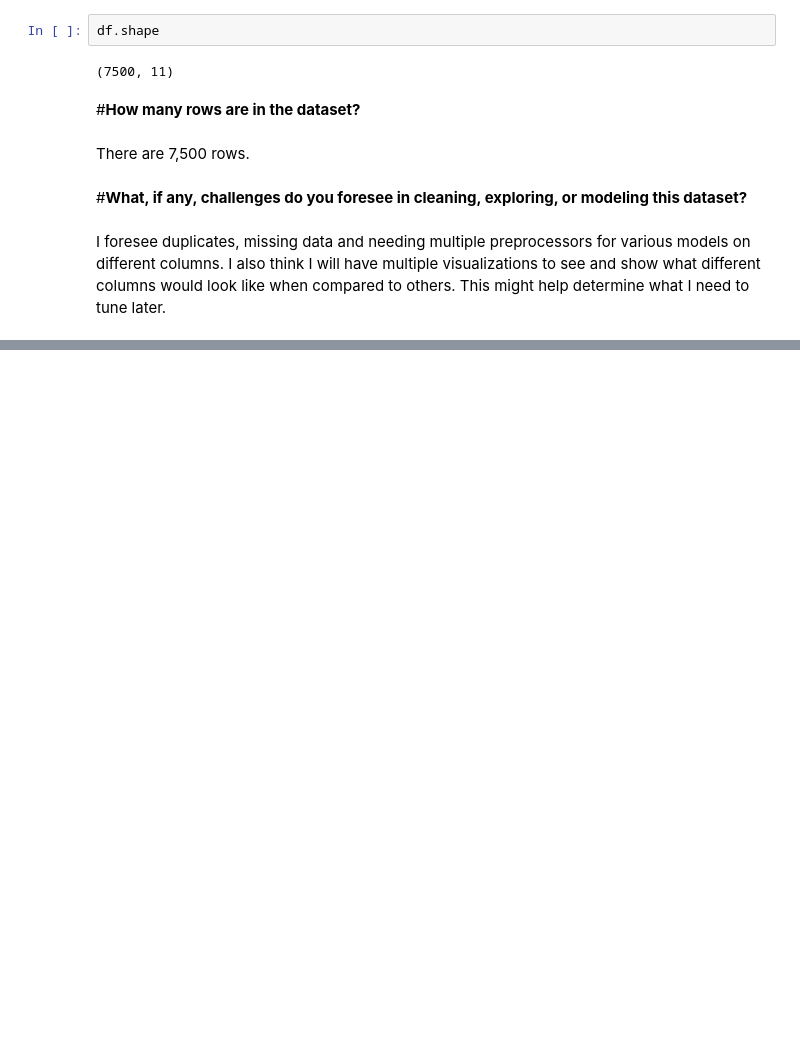
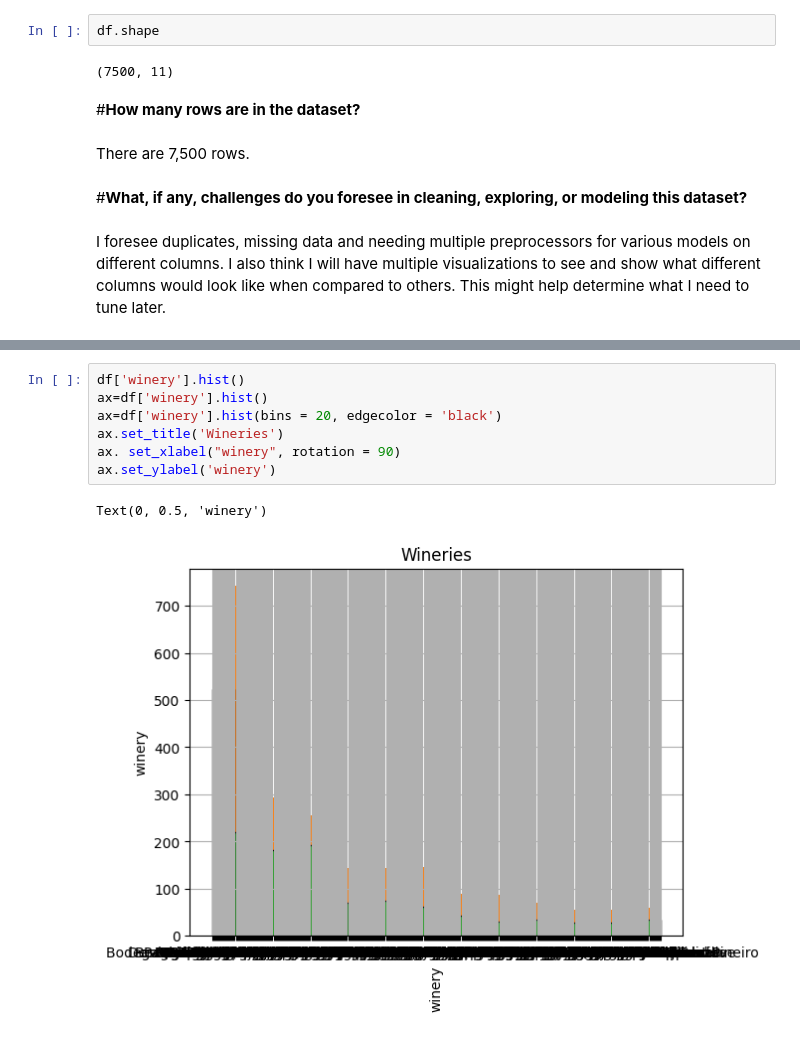
Before and after one commit to HeatherAnnFoster/Spanish-Wine-Car-Insurance, a Jupyter notebook: Spanish_Wine_Project.ipynb, the cells around one changed output, grey strips where cells are left out. Saved outputs shown, nothing was run; the diff lists cells and outputs as text; blank space fills up the shorter version.

```diff
--- a/Spanish_Wine_Project.ipynb
+++ b/Spanish_Wine_Project.ipynb
@@ -74,0 +412,10 @@ I foresee duplicates, missing data and needing multiple preprocessors for variou
+# %%
+df['winery'].hist()
+ax=df['winery'].hist()
+ax=df['winery'].hist(bins = 20, edgecolor = 'black')
+ax.set_title('Wineries')
+ax. set_xlabel("winery", rotation = 90)
+ax.set_ylabel('winery')
+# %% [output]
+Text(0, 0.5, 'winery')
+[figure, added]
```
Also changed, not shown: parts of 41 cells of this notebook.
